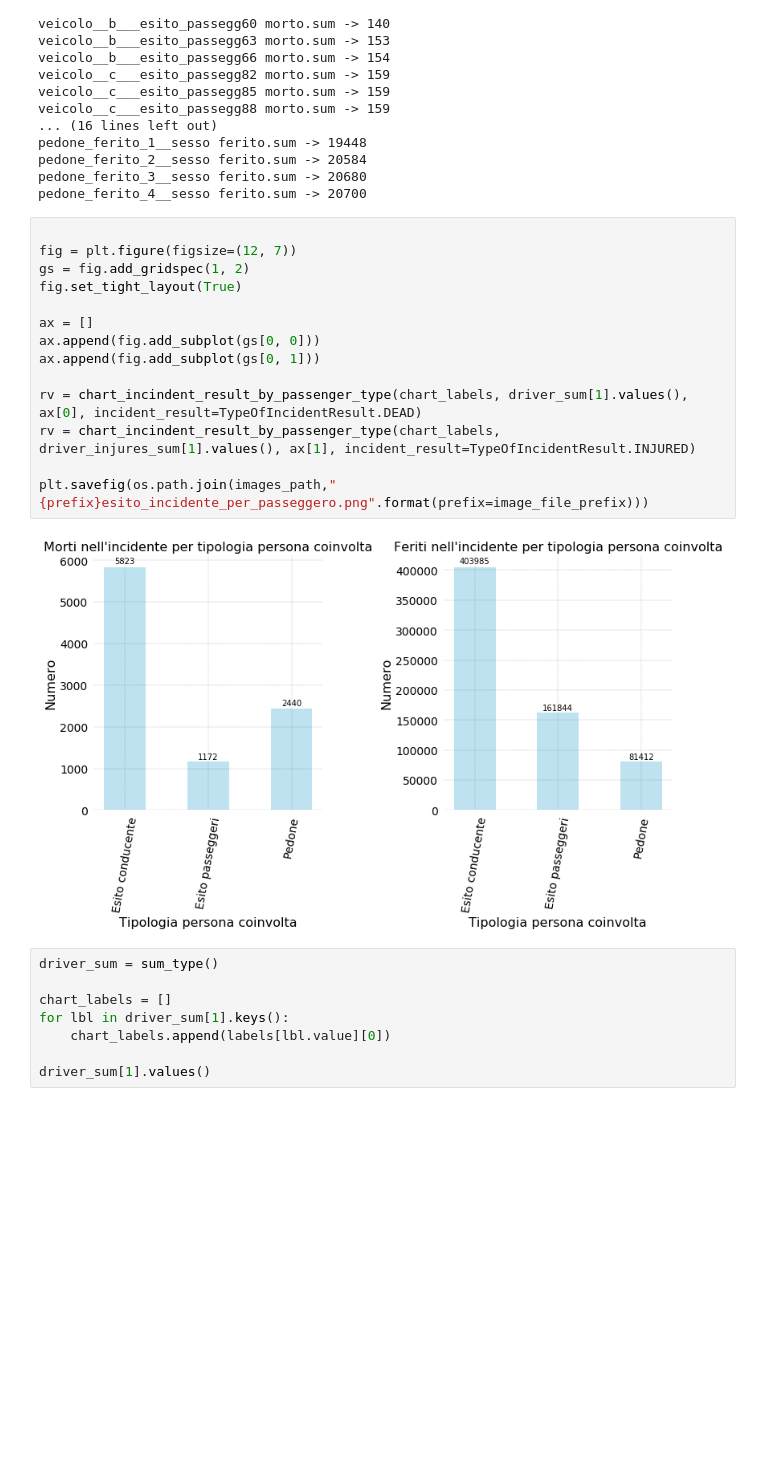
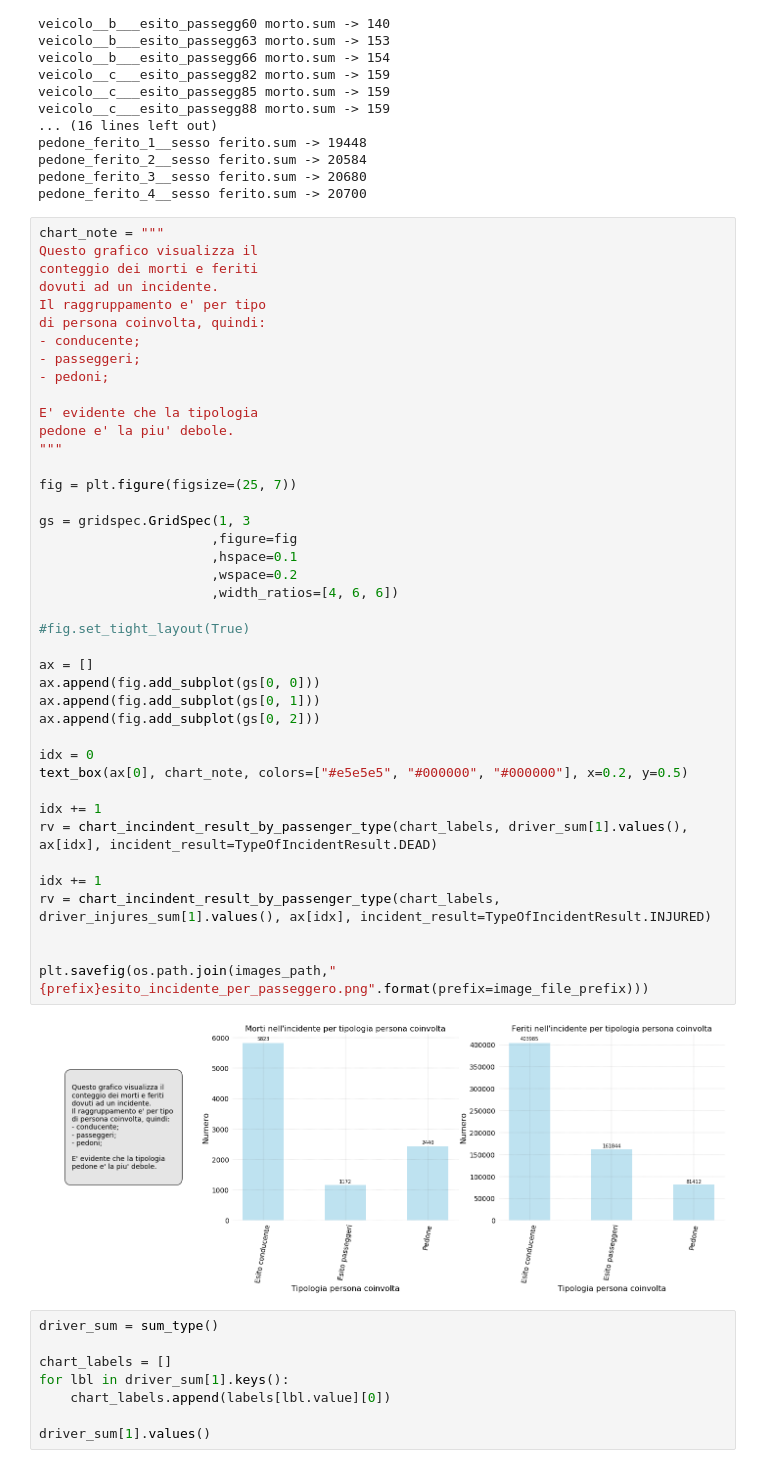
Before and after one commit to p-giovanni/Incidenti, a Jupyter notebook: notebook/2018-incidenti_stradali.ipynb, the cells around one changed output. Saved outputs shown, nothing was run; the diff lists cells and outputs as text; blank space fills up the shorter version.

Commit message:
New chart.

```diff
--- a/notebook/2018-incidenti_stradali.ipynb
+++ b/notebook/2018-incidenti_stradali.ipynb
@@ -478,21 +506,48 @@ pedone_ferito_2__sesso ferito.sum -> 20584
 pedone_ferito_3__sesso ferito.sum -> 20680
 pedone_ferito_4__sesso ferito.sum -> 20700
 # %%
+chart_note = """
+Questo grafico visualizza il
+conteggio dei morti e feriti
+dovuti ad un incidente.
+Il raggruppamento e' per tipo
+di persona coinvolta, quindi:
+- conducente;
+- passeggeri;
+- pedoni;
 
-fig = plt.figure(figsize=(12, 7))
-gs = fig.add_gridspec(1, 2)
-fig.set_tight_layout(True)
+E' evidente che la tipologia
+pedone e' la piu' debole.
+"""
+
+fig = plt.figure(figsize=(25, 7))
+
+gs = gridspec.GridSpec(1, 3
+                      ,figure=fig
+                      ,hspace=0.1
+                      ,wspace=0.2
+                      ,width_ratios=[4, 6, 6])
+
+#fig.set_tight_layout(True)
 
 ax = []
 ax.append(fig.add_subplot(gs[0, 0]))
 ax.append(fig.add_subplot(gs[0, 1]))
+ax.append(fig.add_subplot(gs[0, 2]))
 
-rv = chart_incindent_result_by_passenger_type(chart_labels, driver_sum[1].values(), ax[0], incident_result=TypeOfIncidentResult.DEAD)
-rv = chart_incindent_result_by_passenger_type(chart_labels, driver_injures_sum[1].values(), ax[1], incident_result=TypeOfIncidentResult.INJURED)
+idx = 0
+text_box(ax[0], chart_note, colors=["#e5e5e5", "#000000", "#000000"], x=0.2, y=0.5)
+
+idx += 1
+rv = chart_incindent_result_by_passenger_type(chart_labels, driver_sum[1].values(), ax[idx], incident_result=TypeOfIncidentResult.DEAD)
+
+idx += 1
+rv = chart_incindent_result_by_passenger_type(chart_labels, driver_injures_sum[1].values(), ax[idx], incident_result=TypeOfIncidentResult.INJURED)
+
 
 plt.savefig(os.path.join(images_path,"{prefix}esito_incidente_per_passeggero.png".format(prefix=image_file_prefix)))
 # %% [output]
-[figure, old version]
+[figure, new version]
 # %%
 driver_sum = sum_type()
 
```
Also changed, not shown: parts of 2 cells of this notebook, 1 other file.
